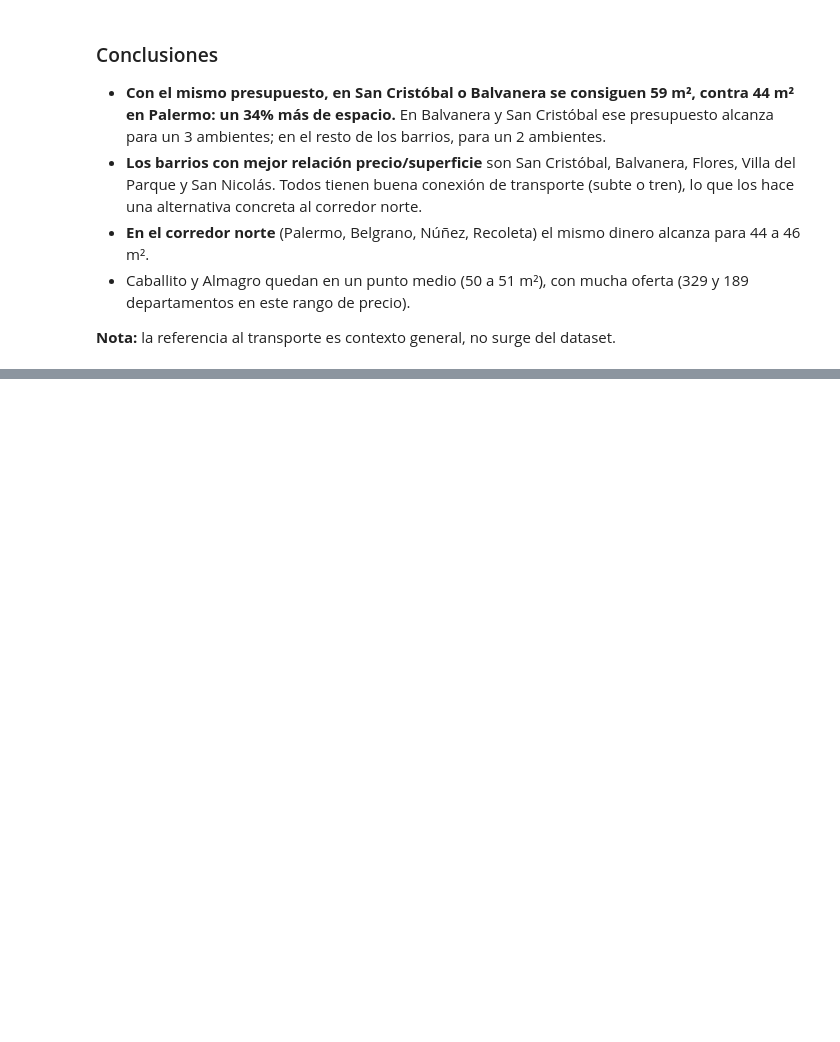
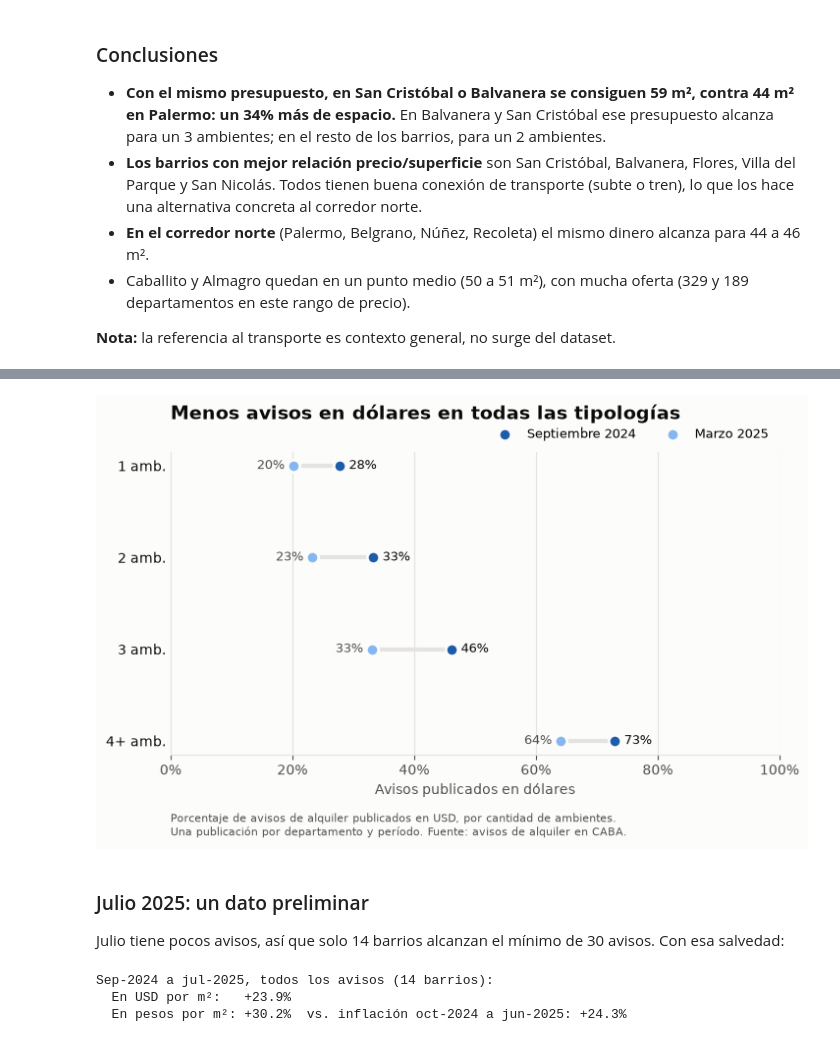
Before and after one commit to magaliorellana01/radar-inmobiliario-caba, a Jupyter notebook: notebooks/02_analisis.ipynb, the cells around one changed output, grey strips where cells are left out. Drawn from its saved outputs; the diff is of its cells as text; code cells hidden in the pictures; blank space fills up the shorter version.

```diff
--- a/notebooks/02_analisis.ipynb
+++ b/notebooks/02_analisis.ipynb
@@ -239,0 +252,22 @@ guardar(fig, "05_m2_con_presupuesto");
+# %%
+from src.analysis import (
+    cambios_mismo_aviso,
+    inflacion_acumulada,
+    pct_en_usd_composicion_fija,
+    pct_en_usd_por_ambientes,
+    una_por_periodo,
+    variacion_composicion_fija,
+)
+from src.charts import pct_usd_por_tipologia, variaciones_vs_referencias
+
+periodos = una_por_periodo(df)
+periodos["pesos_m2"] = periodos["precio_usd_m2"] * periodos["tc"]
+
+inflacion = pd.read_csv("../data/external/inflacion.csv")
+tipo_cambio = pd.read_csv("../data/external/tipo_cambio.csv", parse_dates=["fecha"]).set_index("fecha")
+
+periodos.groupby("periodo").agg(
+    avisos=("id", "size"),
+    mediana_usd=("precio_usd", "median"),
+    mediana_usd_m2=("precio_usd_m2", "median"),
+)
@@ -239,0 +340,4 @@ guardar(fig, "05_m2_con_presupuesto");
+# %%
+print("% de avisos en USD (composición fija):", pct_en_usd_composicion_fija(periodos, BASE, COMPARAR))
+por_tipologia = pct_en_usd_por_ambientes(periodos)
+por_tipologia
@@ -239,0 +352,21 @@ guardar(fig, "05_m2_con_presupuesto");
+# %%
+fig = pct_usd_por_tipologia(por_tipologia, BASE, COMPARAR, {BASE: "Septiembre 2024", COMPARAR: "Marzo 2025"})
+guardar(fig, "07_pct_avisos_en_usd");
+# %% [output]
+[figure, added]
+# %% [markdown]
+### Julio 2025: un dato preliminar
+
+Julio tiene pocos avisos, así que solo 14 barrios alcanzan el mínimo de 30 avisos. Con esa salvedad:
+# %%
+jul_usd = variacion_composicion_fija(periodos, "precio_usd_m2", BASE, "2025-07")
+jul_pesos = variacion_composicion_fija(periodos, "pesos_m2", BASE, "2025-07")
+ipc_jul = inflacion_acumulada(inflacion, "2024-10", "2025-06")
+
+print(f"Sep-2024 a jul-2025, todos los avisos ({jul_usd['barrios']} barrios):")
+print(f"  En USD por m²:   {jul_usd['variacion_%']:+.1f}%")
+print(f"  En pesos por m²: {jul_pesos['variacion_%']:+.1f}%  vs. inflación oct-2024 a jun-2025: {ipc_jul:+.1f}%")
+# %% [output]
+Sep-2024 a jul-2025, todos los avisos (14 barrios):
+  En USD por m²:   +23.9%
+  En pesos por m²: +30.2%  vs. inflación oct-2024 a jun-2025: +24.3%
```
Also changed, not shown: parts of 10 cells of this notebook, 2 other files.
